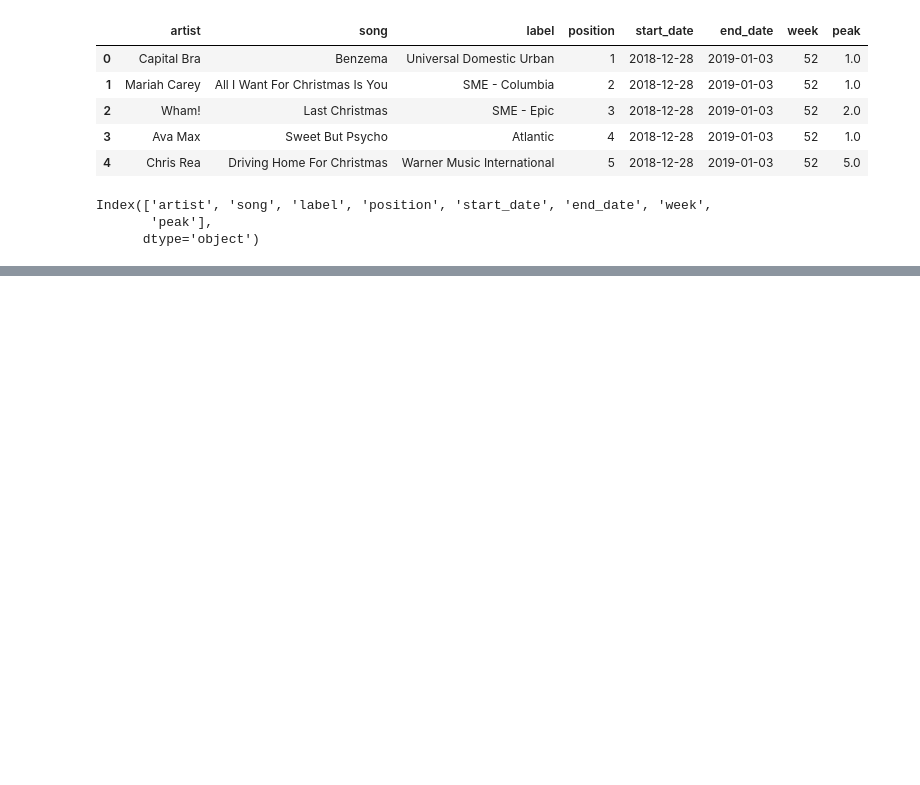
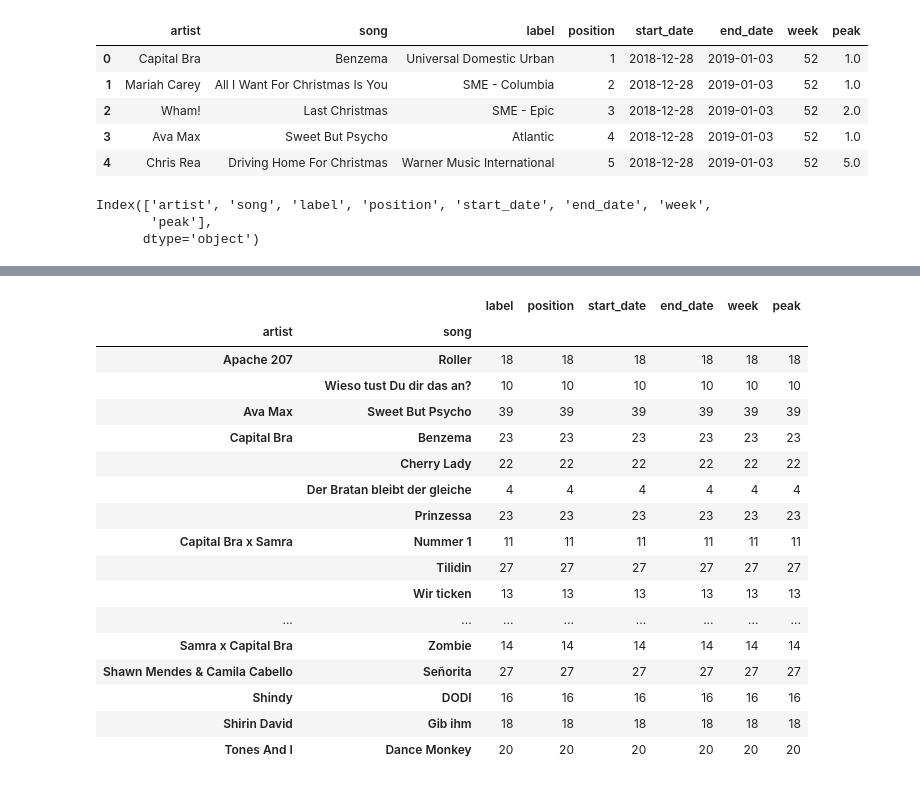
Before and after one commit to ninathumser/German-Top100, a Jupyter notebook: German-Top100-Analysis.ipynb, the cells around one changed output, grey strips where cells are left out. Saved outputs shown, nothing was run; the diff lists cells and outputs as text; code cells hidden in the pictures; blank space fills up the shorter version.

```diff
--- a/German-Top100-Analysis.ipynb
+++ b/German-Top100-Analysis.ipynb
@@ -139,3 +180,24 @@ info_artist('Capital Bra')
+# %%
+charts[no_ones].groupby(['artist', 'song']).count()
+# %% [output]
+|  |  | label | position | start_date | end_date | week | peak |
+| artist | song |  |  |  |  |  |  |
+| Apache 207 | Roller | 18 | 18 | 18 | 18 | 18 | 18 |
+|  | Wieso tust Du dir das an? | 10 | 10 | 10 | 10 | 10 | 10 |
+| Ava Max | Sweet But Psycho | 39 | 39 | 39 | 39 | 39 | 39 |
+| Capital Bra | Benzema | 23 | 23 | 23 | 23 | 23 | 23 |
+|  | Cherry Lady | 22 | 22 | 22 | 22 | 22 | 22 |
+|  | Der Bratan bleibt der gleiche | 4 | 4 | 4 | 4 | 4 | 4 |
+|  | Prinzessa | 23 | 23 | 23 | 23 | 23 | 23 |
+| Capital Bra x Samra | Nummer 1 | 11 | 11 | 11 | 11 | 11 | 11 |
+|  | Tilidin | 27 | 27 | 27 | 27 | 27 | 27 |
+|  | Wir ticken | 13 | 13 | 13 | 13 | 13 | 13 |
+| ... | ... | ... | ... | ... | ... | ... | ... |
+| Samra x Capital Bra | Zombie | 14 | 14 | 14 | 14 | 14 | 14 |
+| Shawn Mendes & Camila Cabello | Señorita | 27 | 27 | 27 | 27 | 27 | 27 |
+| Shindy | DODI | 16 | 16 | 16 | 16 | 16 | 16 |
+| Shirin David | Gib ihm | 18 | 18 | 18 | 18 | 18 | 18 |
+| Tones And I | Dance Monkey | 20 | 20 | 20 | 20 | 20 | 20 |
 # %%
 
 repl = [' feat. ', ' x ', ' & ', ' , ']
```
Also changed, not shown: parts of 10 cells of this notebook.
